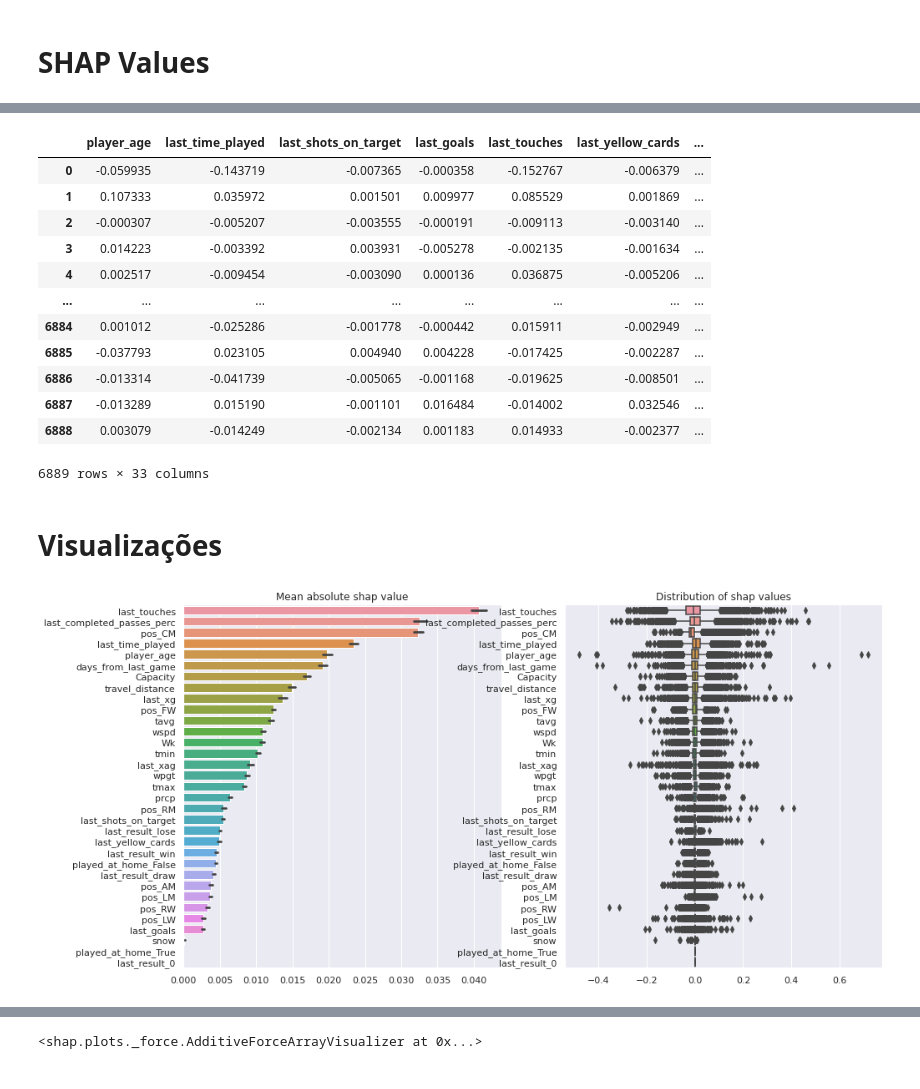
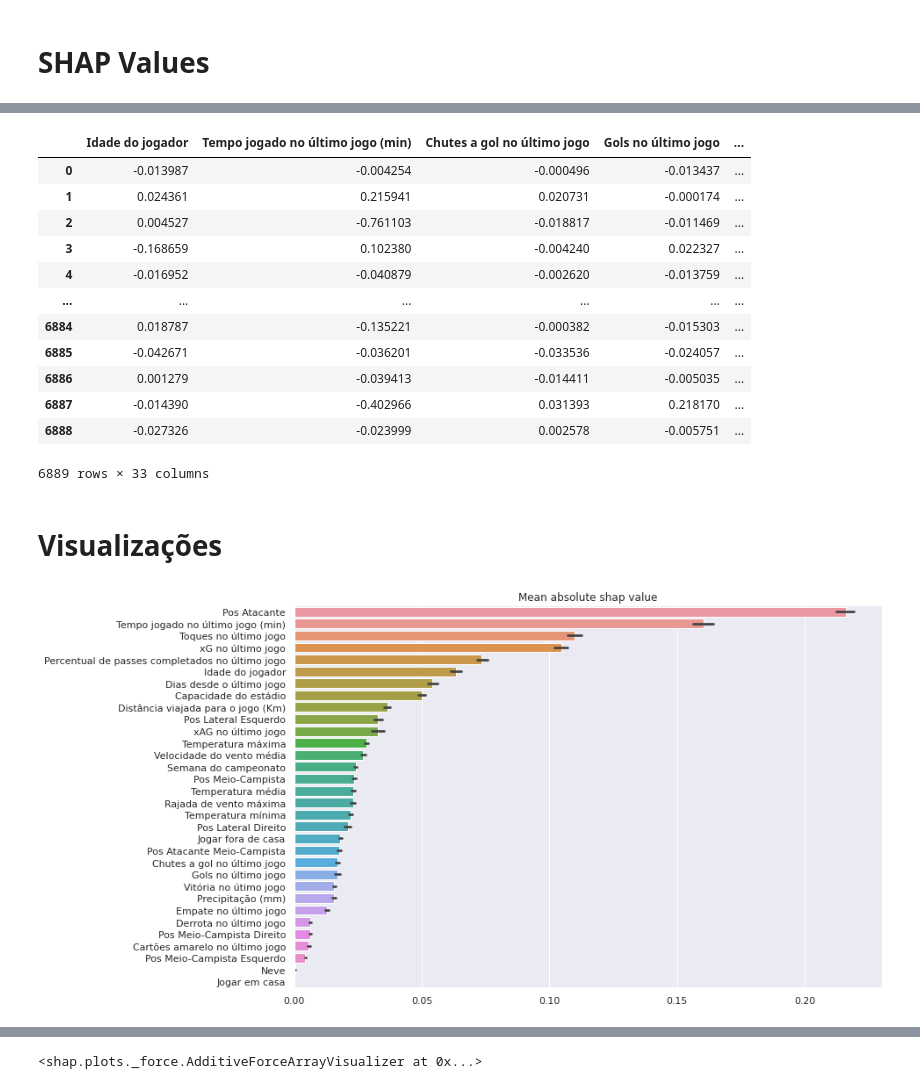
Before and after one commit to augustomaillo/cdaf-performance-influences, a Jupyter notebook: Pipeline.ipynb, the cells around one changed output, grey strips where cells are left out. Drawn from its saved outputs; the diff is of its cells as text; code cells hidden in the pictures.

Commit message:
Rename das colunas

```diff
--- a/Pipeline.ipynb
+++ b/Pipeline.ipynb
@@ -578,10 +615,12 @@ def regression_with_shap_value(X, y, model):
 # %%
-X = pd.concat([X_train_wo_player, X_test_wo_player])
-y = pd.concat([y_train, y_test])
+X = pd.concat([X_train_normalized, X_test_normalized])
+y = pd.concat([y_train_normalized, y_test_normalized])
 
-params = {'eta': 0.1, 'max_depth': 10, 'n_estimators': 300, 'sampling_method': 'gradient_based'}
+X_renamed = X.rename(columns=colunas_rename)
+
+params = {'eta': 0.1, 'max_depth': 10, 'n_estimators': 300, 'sampling_method': 'uniform'}
 regressor = xg.XGBRegressor(random_state=0, objective ='reg:squarederror', **params)
-explainer, shap_values = regression_with_shap_value(X, y, regressor)
+explainer, shap_values = regression_with_shap_value(X_renamed, y, regressor)
 shap_values
 # %% [output]
 ntree_limit is deprecated, use `iteration_range` or model slicing instead.
@@ -605,33 +644,32 @@ array([[-0.05993455, -0.14371859, -0.00736482, ..., -0.00414425,
 # %%
-shap_values_df = pd.DataFrame(shap_values.values, columns=X.columns)
+shap_values_df = pd.DataFrame(shap_values.values, columns=X_renamed.columns)
 shap_values_df
 # %% [output]
-|  | player_age | last_time_played | last_shots_on_target | last_goals | last_touches | last_yellow_cards | ... |
-| 0 | -0.059935 | -0.143719 | -0.007365 | -0.000358 | -0.152767 | -0.006379 | ... |
-| 1 | 0.107333 | 0.035972 | 0.001501 | 0.009977 | 0.085529 | 0.001869 | ... |
-| 2 | -0.000307 | -0.005207 | -0.003555 | -0.000191 | -0.009113 | -0.003140 | ... |
-| 3 | 0.014223 | -0.003392 | 0.003931 | -0.005278 | -0.002135 | -0.001634 | ... |
-| 4 | 0.002517 | -0.009454 | -0.003090 | 0.000136 | 0.036875 | -0.005206 | ... |
-| ... | ... | ... | ... | ... | ... | ... | ... |
-| 6884 | 0.001012 | -0.025286 | -0.001778 | -0.000442 | 0.015911 | -0.002949 | ... |
-| 6885 | -0.037793 | 0.023105 | 0.004940 | 0.004228 | -0.017425 | -0.002287 | ... |
-| 6886 | -0.013314 | -0.041739 | -0.005065 | -0.001168 | -0.019625 | -0.008501 | ... |
-| 6887 | -0.013289 | 0.015190 | -0.001101 | 0.016484 | -0.014002 | 0.032546 | ... |
-| 6888 | 0.003079 | -0.014249 | -0.002134 | 0.001183 | 0.014933 | -0.002377 | ... |
+|  | Idade do jogador | Tempo jogado no último jogo (min) | Chutes a gol no último jogo | Gols no último jogo | ... |
+| 0 | -0.013987 | -0.004254 | -0.000496 | -0.013437 | ... |
+| 1 | 0.024361 | 0.215941 | 0.020731 | -0.000174 | ... |
+| 2 | 0.004527 | -0.761103 | -0.018817 | -0.011469 | ... |
+| 3 | -0.168659 | 0.102380 | -0.004240 | 0.022327 | ... |
+| 4 | -0.016952 | -0.040879 | -0.002620 | -0.013759 | ... |
+| ... | ... | ... | ... | ... | ... |
+| 6884 | 0.018787 | -0.135221 | -0.000382 | -0.015303 | ... |
+| 6885 | -0.042671 | -0.036201 | -0.033536 | -0.024057 | ... |
+| 6886 | 0.001279 | -0.039413 | -0.014411 | -0.005035 | ... |
+| 6887 | -0.014390 | -0.402966 | 0.031393 | 0.218170 | ... |
+| 6888 | -0.027326 | -0.023999 | 0.002578 | -0.005751 | ... |
 6889 rows × 33 columns
 # %% [markdown]
 # Visualizações
 # %%
+shap_values_df.drop("last_result_0", axis=1, inplace=True)
 columns = shap_values_df.apply(np.abs).mean().sort_values(ascending=False).index
-fig, ax = plt.subplots(1, 2, figsize=(15,8))
+fig = plt.figure(figsize=(12,8))
 
-sns.barplot(data=shap_values_df[columns].apply(np.abs).values, orient='h', ax=ax[0])
-ax[0].set_title("Mean absolute shap value")
-ax[0].set_yticklabels(columns)
+sns.barplot(data=shap_values_df[columns].apply(np.abs).values, orient='h')
+plt.title("Mean absolute shap value")
+plt.yticks(ticks=np.arange(32), labels=columns)
 
-sns.boxplot(data=shap_values_df[columns].values, orient='h', ax=ax[1])
-ax[1].set_title("Distribution of shap values")
-ax[1].set_yticklabels(columns);
+plt.show()
 # %% [output]
-[figure, old version]
+[figure, new version]
 # %%
```
Also changed, not shown: parts of 5 cells of this notebook.
